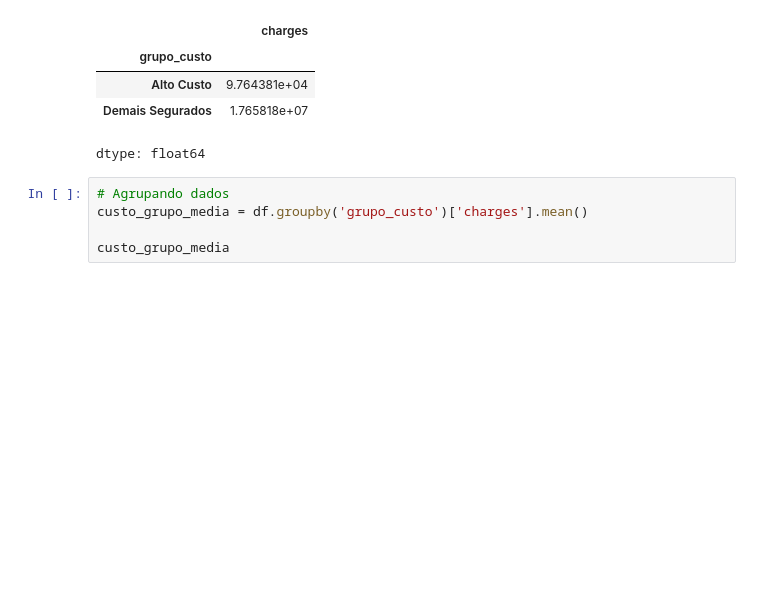
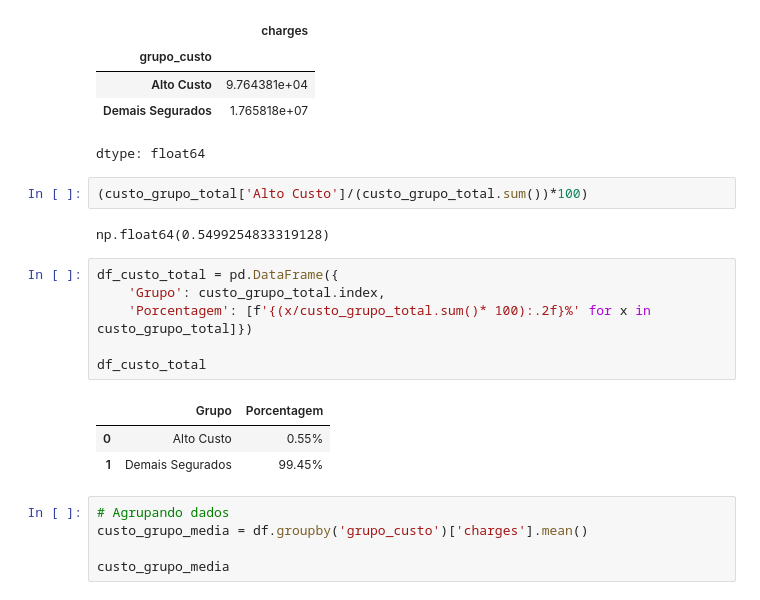
Before and after one commit to fabiobaroliveira/projeto_seguradora_seguro_saude, a Jupyter notebook: analise_exploratoria_seguro_saude.ipynb, the cells around one changed output. Saved outputs shown, nothing was run; the diff lists cells and outputs as text; blank space fills up the shorter version.

```diff
--- a/analise_exploratoria_seguro_saude.ipynb
+++ b/analise_exploratoria_seguro_saude.ipynb
@@ -468,6 +550,20 @@ custo_grupo_total
 | Alto Custo | 9.764381e+04 |
 | Demais Segurados | 1.765818e+07 |
 dtype: float64
+# %%
+(custo_grupo_total['Alto Custo']/(custo_grupo_total.sum())*100)
+# %% [output]
+np.float64(0.5499254833319128)
+# %%
+df_custo_total = pd.DataFrame({
+    'Grupo': custo_grupo_total.index,
+    'Porcentagem': [f'{(x/custo_grupo_total.sum()* 100):.2f}%' for x in custo_grupo_total]})
+
+df_custo_total
+# %% [output]
+|  | Grupo | Porcentagem |
+| 0 | Alto Custo | 0.55% |
+| 1 | Demais Segurados | 99.45% |
 # %%
 # Agrupando dados
 custo_grupo_media = df.groupby('grupo_custo')['charges'].mean()
```
Also changed, not shown: parts of 4 cells of this notebook.
